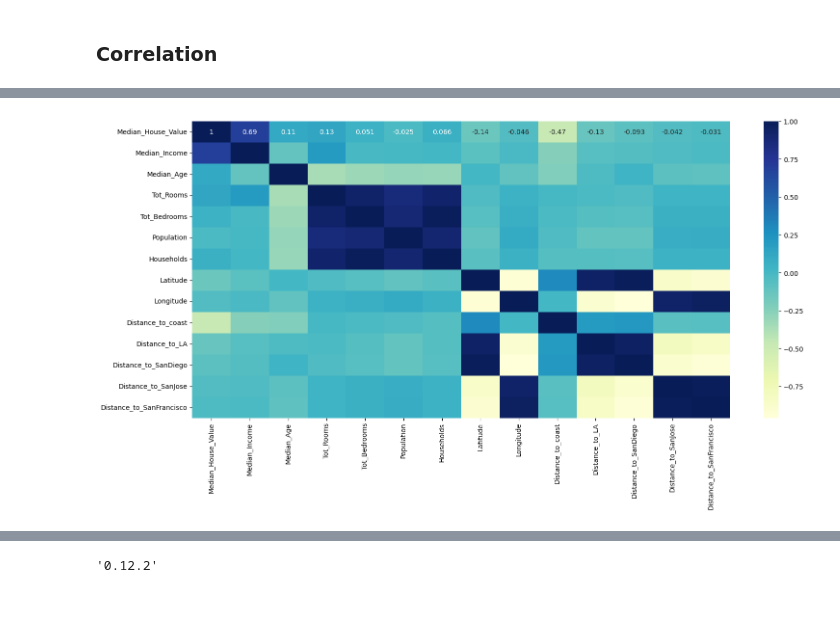
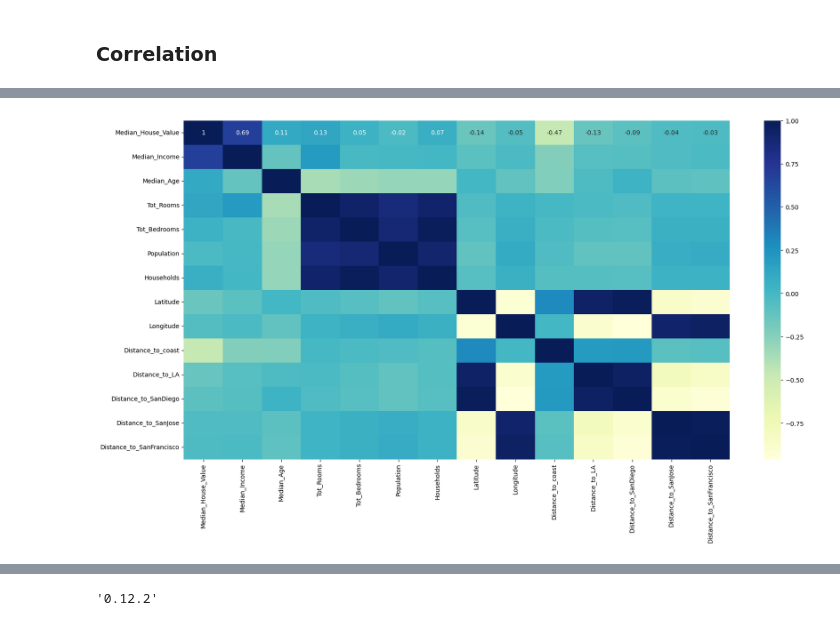
Before and after one commit to luiscberrocal/hacktoberfest-2023, a Jupyter notebook: kaggle/California House Prices.ipynb, the cells around one changed output, grey strips where cells are left out. Saved outputs shown, nothing was run; the diff lists cells and outputs as text; code cells hidden in the pictures.

Commit message:
Issue with heatmap

```diff
--- a/kaggle/California House Prices.ipynb
+++ b/kaggle/California House Prices.ipynb
@@ -104,8 +123,10 @@ df.corr()
 | Distance_to_SanJose | -0.04 | -0.04 | -0.09 | 0.03 | 0.06 | 0.08 | 0.05 | ... |
 | Distance_to_SanFrancisco | -0.03 | -0.02 | -0.10 | 0.03 | 0.06 | 0.09 | 0.05 | ... |
 # %%
-plt.figure(figsize=(18, 8))
-sns.heatmap(df.corr(), annot=True, cmap='YlGnBu')
+
+plt.figure(figsize=(20, 10))
+sns.heatmap(df.corr().round(2), annot=True, cmap='YlGnBu', annot_kws={"size": 10})
+#sns.heatmap(df.corr(), annot=True, cmap='YlGnBu')
 plt.show()
 # %% [output]
-[figure, old version]
+[figure, new version]
```
Also changed, not shown: parts of 7 cells of this notebook, 1 other file.
